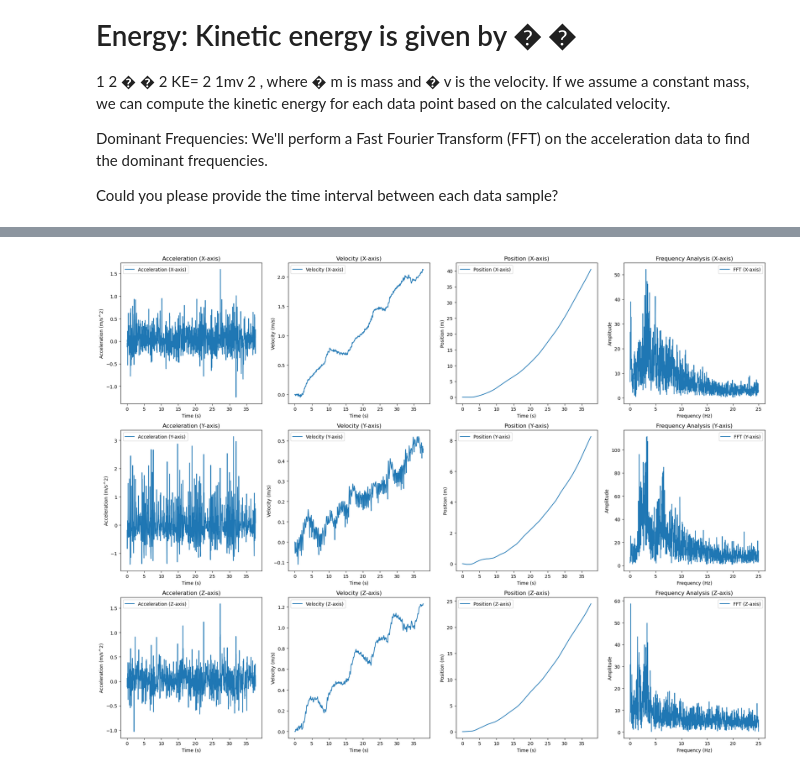
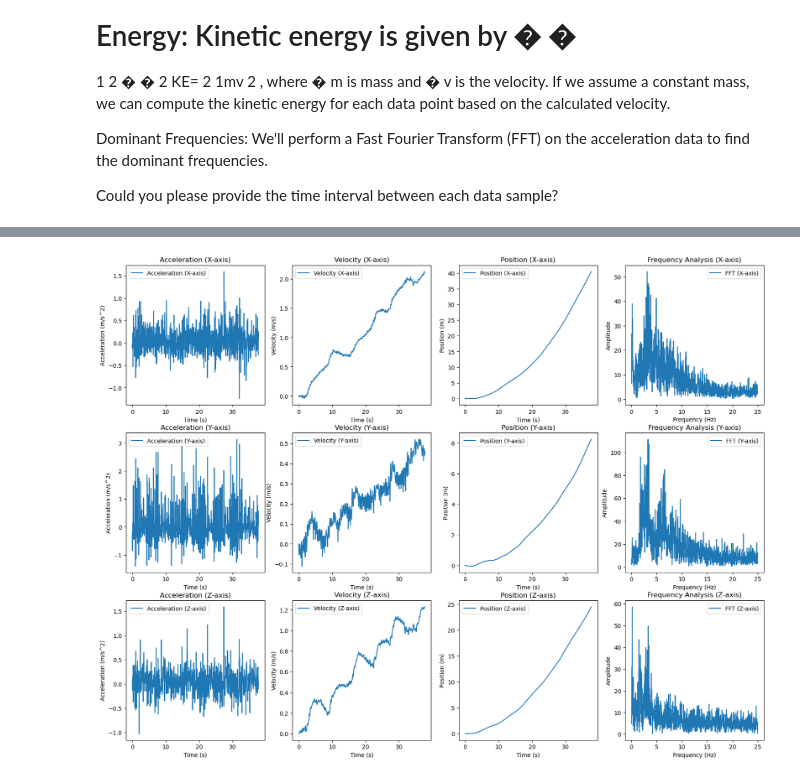
Before and after one commit to heyamins/Final_project, a Jupyter notebook: Motion_final.ipynb, the cells around one changed output, grey strips where cells are left out. Cells and saved outputs as stored; diff of their text form; code cells hidden in the pictures.

```diff
--- a/Motion_final.ipynb
+++ b/Motion_final.ipynb
@@ -39,3 +39,8 @@ import numpy as np
 import matplotlib.pyplot as plt
 from scipy.integrate import cumtrapz
 from scipy.fftpack import fft
+# %%
+#nested for loop
+for i, axis in enumerate(['x', 'y', 'z']):
+    for j in range(4):
+        print('Row '+str(i),'Axis '+axis,'Col(Acc, Vel, Pos, Freq) '+str(j))
@@ -48,32 +66,32 @@ def plot_movement(file_path, sample_rate=50):
     fig, axs = plt.subplots(3, 4, figsize=(20, 15))  # 3 rows for x, y, z axes and 4 columns for the four graphs
 
     for i, axis in enumerate(['x', 'y', 'z']):
         acceleration = df[f'userAcceleration.{axis}']
         velocity = cumtrapz(acceleration, dx=1/sample_rate, initial=0)
         position = cumtrapz(velocity, dx=1/sample_rate, initial=0)
         sp = np.fft.fft(acceleration)
         freq = np.fft.fftfreq(len(sp), 1 / sample_rate)
 
         data = [acceleration, velocity, position, sp]  # List of data for the four graphs
         titles = ['Acceleration', 'Velocity', 'Position', 'Frequency Analysis']
         ylabels = ['Acceleration (m/s^2)', 'Velocity (m/s)', 'Position (m)', 'Amplitude']
 
         for j in range(4):
             ax = axs[i, j]
             if j < 3:  # For Acceleration, Velocity, and Position
                 ax.plot(time, data[j], label=f'{titles[j]} ({axis.upper()}-axis)')
                 ax.set_xlabel('Time (s)')
             else:  # For Frequency Analysis
                 ax.plot(freq[freq > 0], np.abs(data[j][freq > 0]), label=f'FFT ({axis.upper()}-axis)')
                 ax.set_xlabel('Frequency (Hz)')
             ax.set_title(f'{titles[j]} ({axis.upper()}-axis)')
             ax.set_ylabel(ylabels[j])
             ax.legend()
 
-    plt.tight_layout()
+    #plt.tight_layout()
     plt.show()
 
 # Run the function on the dataset
 plot_movement('dws_1/sub_7.csv')
 # %% [output]
-[figure, old version]
+[figure, new version]
```
Also changed, not shown: parts of 7 cells of this notebook, 1 other file.
